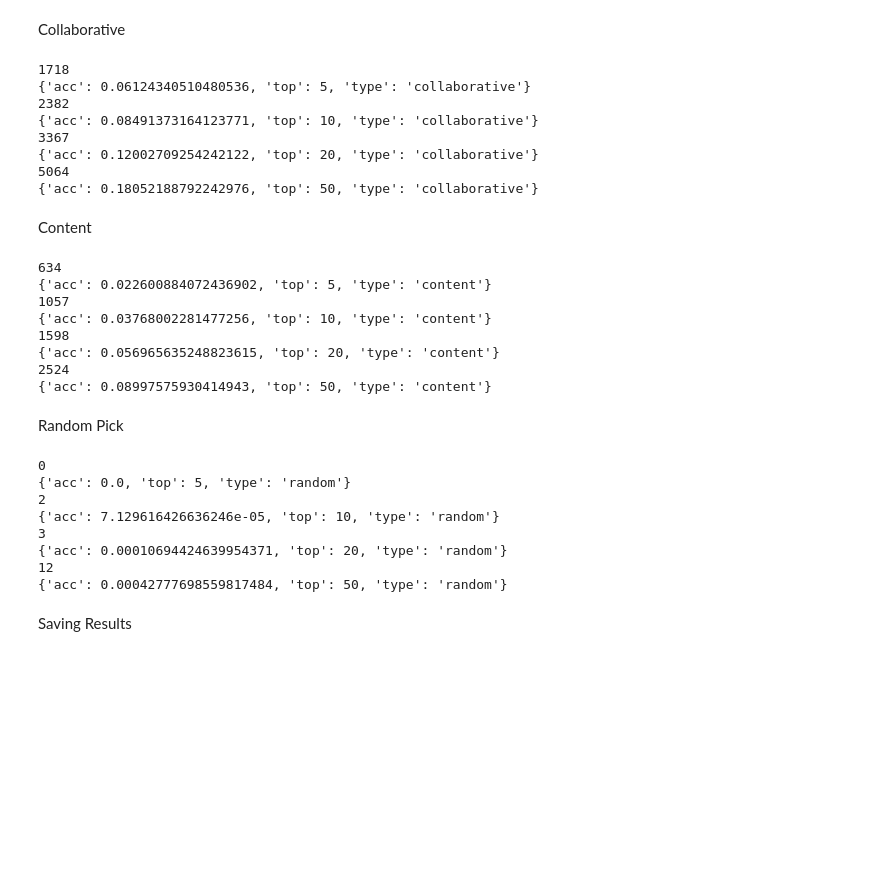
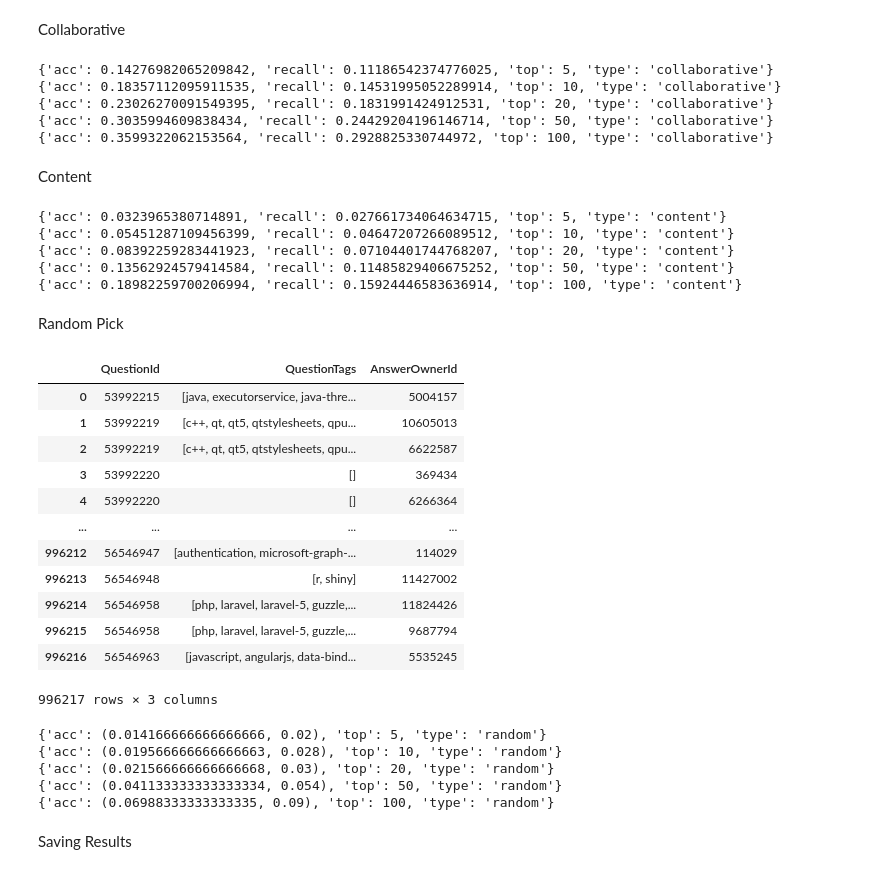
Before and after one commit to mariamaOlive/ml4mde, a Jupyter notebook: 1_collaborative_content_approach.ipynb, the cells around one changed output. Saved outputs shown, nothing was run; the diff lists cells and outputs as text; code cells hidden in the pictures; blank space fills up the shorter version.

```diff
--- a/1_collaborative_content_approach.ipynb
+++ b/1_collaborative_content_approach.ipynb
@@ -309,8 +354,10 @@ for tags_tuple in tqdm(tags_ground_truth, desc="Processing Recommendations"):
 results = []
 
 for top in top_n:
+    recall, acc = evaluate_recommendations(users_ground_truth, users_recommendation_list, top)
     result = {
-        "acc": top_n_accuracy(users_ground_truth, users_recommendation_list, top),
+        "acc": acc,
+        "recall": recall,
         "top": top,
         "type": "collaborative"
     }
@@ -318,14 +365,11 @@ for top in top_n:
     print(result)
     results.append(result)
 # %% [output]
-1718
-{'acc': 0.06124340510480536, 'top': 5, 'type': 'collaborative'}
-2382
-{'acc': 0.08491373164123771, 'top': 10, 'type': 'collaborative'}
-3367
-{'acc': 0.12002709254242122, 'top': 20, 'type': 'collaborative'}
-5064
-{'acc': 0.18052188792242976, 'top': 50, 'type': 'collaborative'}
+{'acc': 0.14276982065209842, 'recall': 0.11186542374776025, 'top': 5, 'type': 'collaborative'}
+{'acc': 0.18357112095911535, 'recall': 0.14531995052289914, 'top': 10, 'type': 'collaborative'}
+{'acc': 0.23026270091549395, 'recall': 0.1831991424912531, 'top': 20, 'type': 'collaborative'}
+{'acc': 0.3035994609838434, 'recall': 0.24429204196146714, 'top': 50, 'type': 'collaborative'}
+{'acc': 0.3599322062153564, 'recall': 0.2928825330744972, 'top': 100, 'type': 'collaborative'}
 # %% [markdown]
 Content
 # %%
@@ -339,8 +383,10 @@ for tags_tuple in tqdm(tags_ground_truth, desc="Processing Recommendations"):
 # %%
 # Evaluate Recommendation
 for top in top_n:
+    recall, acc = evaluate_recommendations(users_ground_truth, users_recommendation_list_content, top)
     result = {
-        "acc": top_n_accuracy(users_ground_truth, users_recommendation_list_content, top),
+        "acc": acc,
+        "recall": recall,
         "top": top,
         "type": "content"
     }
@@ -348,13 +394,26 @@ for top in top_n:
     print(result)
     results.append(result)
 # %% [output]
-634
-{'acc': 0.022600884072436902, 'top': 5, 'type': 'content'}
-1057
-{'acc': 0.03768002281477256, 'top': 10, 'type': 'content'}
-1598
-{'acc': 0.056965635248823615, 'top': 20, 'type': 'content'}
-2524
-{'acc': 0.08997575930414943, 'top': 50, 'type': 'content'}
+{'acc': 0.0323965380714891, 'recall': 0.027661734064634715, 'top': 5, 'type': 'content'}
+{'acc': 0.05451287109456399, 'recall': 0.04647207266089512, 'top': 10, 'type': 'content'}
+{'acc': 0.08392259283441923, 'recall': 0.07104401744768207, 'top': 20, 'type': 'content'}
+{'acc': 0.13562924579414584, 'recall': 0.11485829406675252, 'top': 50, 'type': 'content'}
+{'acc': 0.18982259700206994, 'recall': 0.15924446583636914, 'top': 100, 'type': 'content'}
 # %% [markdown]
 Random Pick
+# %%
+df_merged
+# %% [output]
+|  | QuestionId | QuestionTags | AnswerOwnerId |
+| 0 | 53992215 | [java, executorservice, java-thre... | 5004157 |
+| 1 | 53992219 | [c++, qt, qt5, qtstylesheets, qpu... | 10605013 |
+| 2 | 53992219 | [c++, qt, qt5, qtstylesheets, qpu... | 6622587 |
+| 3 | 53992220 | [] | 369434 |
+| 4 | 53992220 | [] | 6266364 |
+| ... | ... | ... | ... |
+| 996212 | 56546947 | [authentication, microsoft-graph-... | 114029 |
+| 996213 | 56546948 | [r, shiny] | 11427002 |
+| 996214 | 56546958 | [php, laravel, laravel-5, guzzle,... | 11824426 |
+| 996215 | 56546958 | [php, laravel, laravel-5, guzzle,... | 9687794 |
+| 996216 | 56546963 | [javascript, angularjs, data-bind... | 5535245 |
+996217 rows × 3 columns
@@ -361,25 +454,22 @@ Random Pick
 # %%
 import random
 users = list(set(df_merged["AnswerOwnerId"].to_list()))
-sample = [random.sample(users, max(top_n)) for i in range(len(users_ground_truth))]
+sample = [top_user_100 for i in range(len(users_ground_truth))]
 
 for top in top_n:
     result = {
-        "acc": top_n_accuracy(users_ground_truth, sample, top),
+        "acc": evaluate_recommendations(users_ground_truth, sample, top),
         "top": top,
-        "type": "random"
+        "type": "top_users"
     }
     print(result)
     results.append(result)
 # %% [output]
-0
-{'acc': 0.0, 'top': 5, 'type': 'random'}
-2
-{'acc': 7.129616426636246e-05, 'top': 10, 'type': 'random'}
-3
-{'acc': 0.00010694424639954371, 'top': 20, 'type': 'random'}
-12
-{'acc': 0.00042777698559817484, 'top': 50, 'type': 'random'}
+{'acc': (0.014166666666666666, 0.02), 'top': 5, 'type': 'random'}
+{'acc': (0.019566666666666663, 0.028), 'top': 10, 'type': 'random'}
+{'acc': (0.021566666666666668, 0.03), 'top': 20, 'type': 'random'}
+{'acc': (0.041133333333333334, 0.054), 'top': 50, 'type': 'random'}
+{'acc': (0.06988333333333335, 0.09), 'top': 100, 'type': 'random'}
 # %% [markdown]
 Saving Results
 # %%
```
Also changed, not shown: parts of 18 cells of this notebook, 21 other files.
